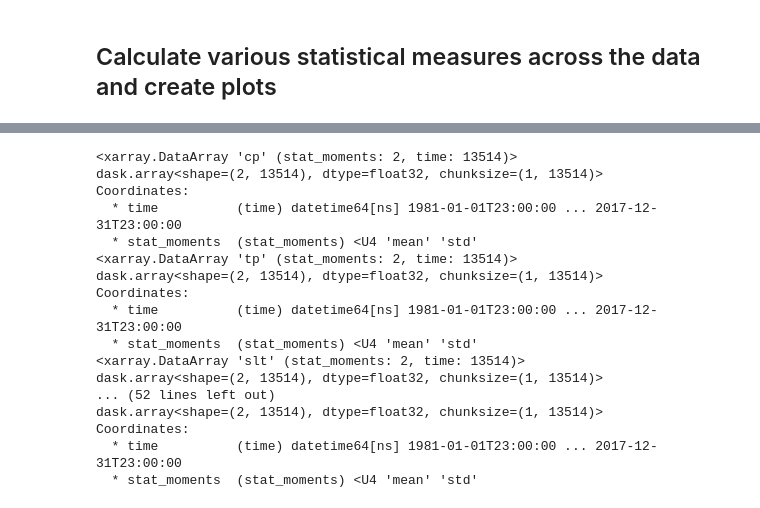
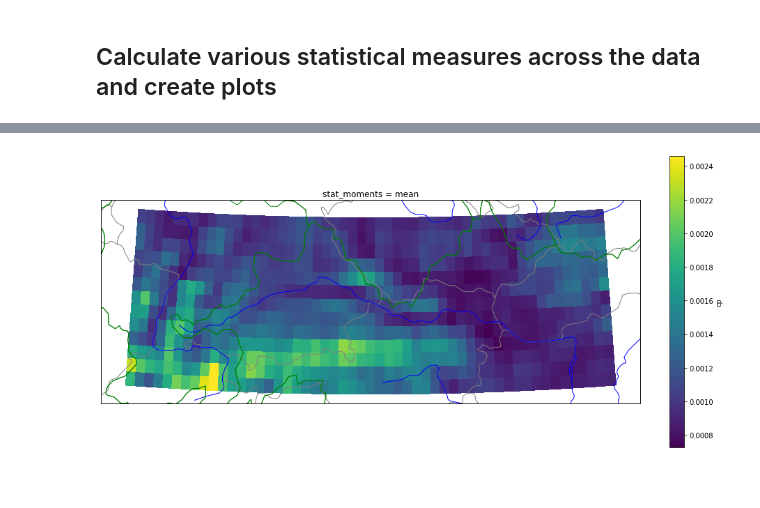
Before and after one commit to ECMWFCode4Earth/ml_flood, a Jupyter notebook: python/data_inspector.ipynb, the cells around one changed output, grey strips where cells are left out. Cells and saved outputs as stored; diff of their text form; code cells hidden in the pictures.

```diff
--- a/python/data_inspector.ipynb
+++ b/python/data_inspector.ipynb
@@ -13,4 +28,6 @@ from aux.ml_flood_config import path_to_data
 # %%
 # define some vars
 data_path = f'{path_to_data}danube/'
-ds = xr.open_mfdataset(data_path+'era5*')
+ds = xr.open_mfdataset(data_path+'*era5*')
+print(data_path)
+print(ds)
@@ -17,33 +51,0 @@ ds = xr.open_mfdataset(data_path+'era5*')
-# %%
-from aux.utils import calc_stat_moments
-
-sm = calc_stat_moments(ds, dim_aggregator='spatial', time_constraint=None)
-
-#print(sm.sel(stat_moments='mean'))
-
-#map = generate_map(kwarg=EU, proj=lambert)
-for i in sm.keys():
-
-    da_mean = sm[i].sel(stat_moments='mean')
-    da_std = sm[i].sel(stat_moments='std')
-    print(da)
-#    plot_map(da_mean, savetopath=figure_dir)
-#    plot_map(da_std, savetopath=figure_dir)
-# %% [output]
-<xarray.DataArray 'cp' (stat_moments: 2, time: 13514)>
-dask.array<shape=(2, 13514), dtype=float32, chunksize=(1, 13514)>
-Coordinates:
-  * time          (time) datetime64[ns] 1981-01-01T23:00:00 ... 2017-12-31T23:00:00
-  * stat_moments  (stat_moments) <U4 'mean' 'std'
-<xarray.DataArray 'tp' (stat_moments: 2, time: 13514)>
-dask.array<shape=(2, 13514), dtype=float32, chunksize=(1, 13514)>
-Coordinates:
-  * time          (time) datetime64[ns] 1981-01-01T23:00:00 ... 2017-12-31T23:00:00
-  * stat_moments  (stat_moments) <U4 'mean' 'std'
-<xarray.DataArray 'slt' (stat_moments: 2, time: 13514)>
-dask.array<shape=(2, 13514), dtype=float32, chunksize=(1, 13514)>
-... (52 lines left out)
-dask.array<shape=(2, 13514), dtype=float32, chunksize=(1, 13514)>
-Coordinates:
-  * time          (time) datetime64[ns] 1981-01-01T23:00:00 ... 2017-12-31T23:00:00
-  * stat_moments  (stat_moments) <U4 'mean' 'std'
@@ -55,0 +52,13 @@ Coordinates:
+# %%
+sm = calc_stat_moments(ds, dim_aggregator='time', time_constraint=None)
+m = Map(figure_kws=dict(figsize=(15,10)))
+
+
+
+da_mean = sm['cp'].sel(stat_moments='mean').compute()
+#print(da_mean)
+#print(da_std)
+m.plot(da_mean)
+plt.show()
+# %% [output]
+[figure, added]
```
Also changed, not shown: parts of 7 cells of this notebook, 4 other files.
